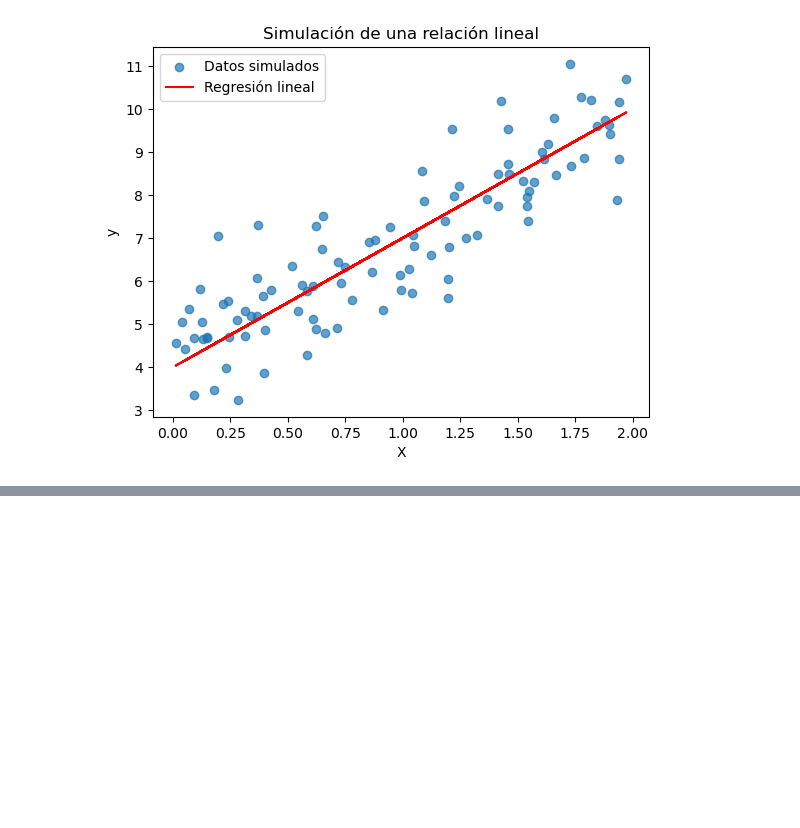
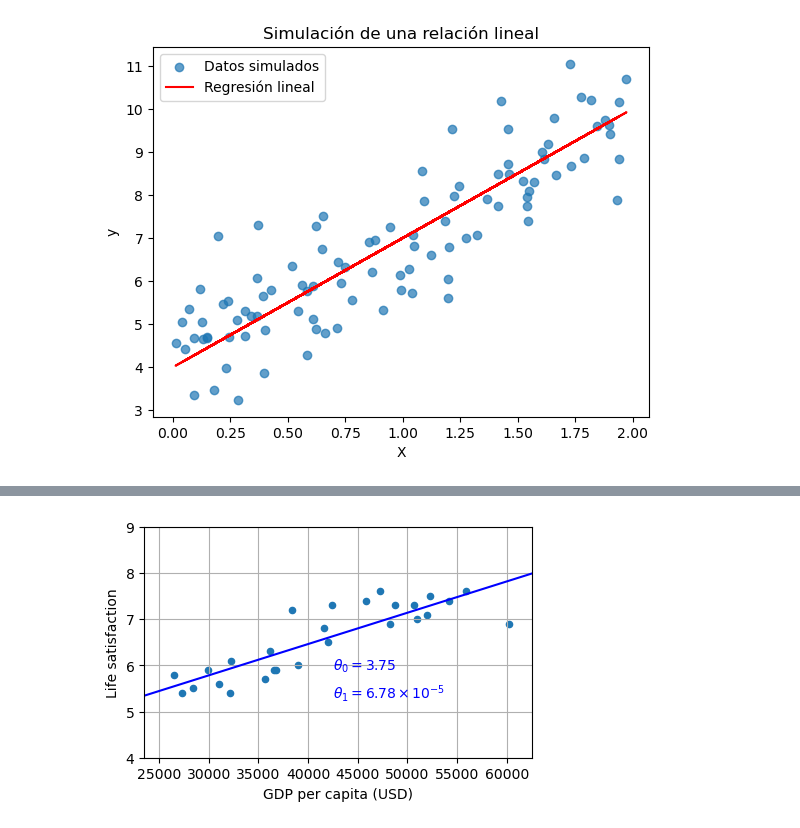
Before and after one commit to contreras-juan/UPTC_Diplomado_Ciencia_de_Datos, a Jupyter notebook: metodos_supervisados/Regresión_Lineal.ipynb, the cells around one changed output, grey strips where cells are left out. Saved outputs shown, nothing was run; the diff lists cells and outputs as text; code cells hidden in the pictures; blank space fills up the shorter version.

```diff
--- a/metodos_supervisados/Regresión_Lineal.ipynb
+++ b/metodos_supervisados/Regresión_Lineal.ipynb
@@ -50,0 +263,16 @@ Una de las preguntas principales es cómo podemos encontrar $\alpha$ y $\beta$ e
+# %%
+country_stats.plot(kind='scatter', figsize=(5, 3), grid=True,
+                   x=gdppc_col, y=lifesat_col)
+
+X = np.linspace(min_gdp, max_gdp, 1000)
+plt.plot(X, t0 + t1 * X, "b")
+
+plt.text(max_gdp - 20_000, min_life_sat + 1.9,
+         fr"$\theta_0 = {t0:.2f}$", color="b")
+plt.text(max_gdp - 20_000, min_life_sat + 1.3,
+         fr"$\theta_1 = {t1 * 1e5:.2f} \times 10^{{-5}}$", color="b")
+
+plt.axis([min_gdp, max_gdp, min_life_sat, max_life_sat])
+plt.show()
+# %% [output]
+[figure, added]
```
Also changed, not shown: parts of 29 cells of this notebook.
